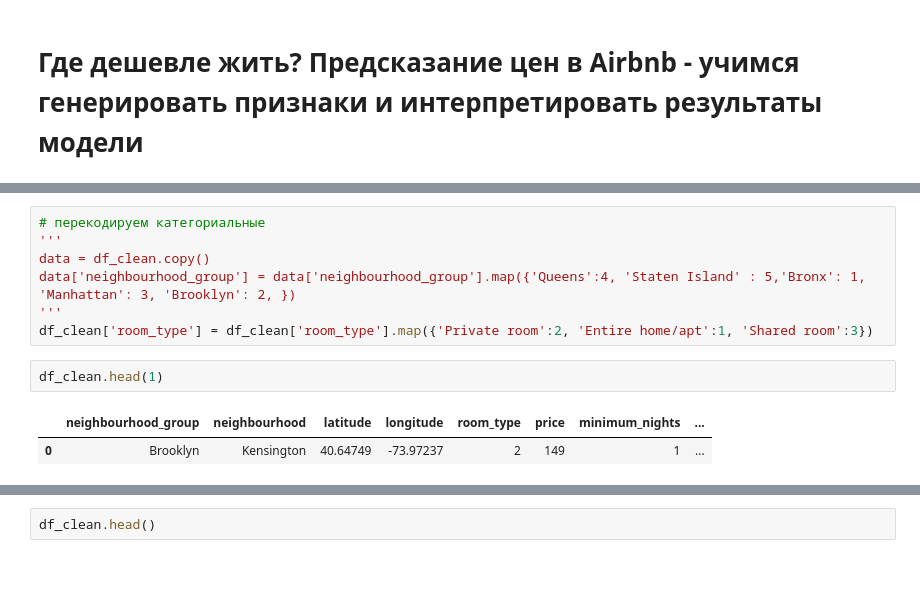
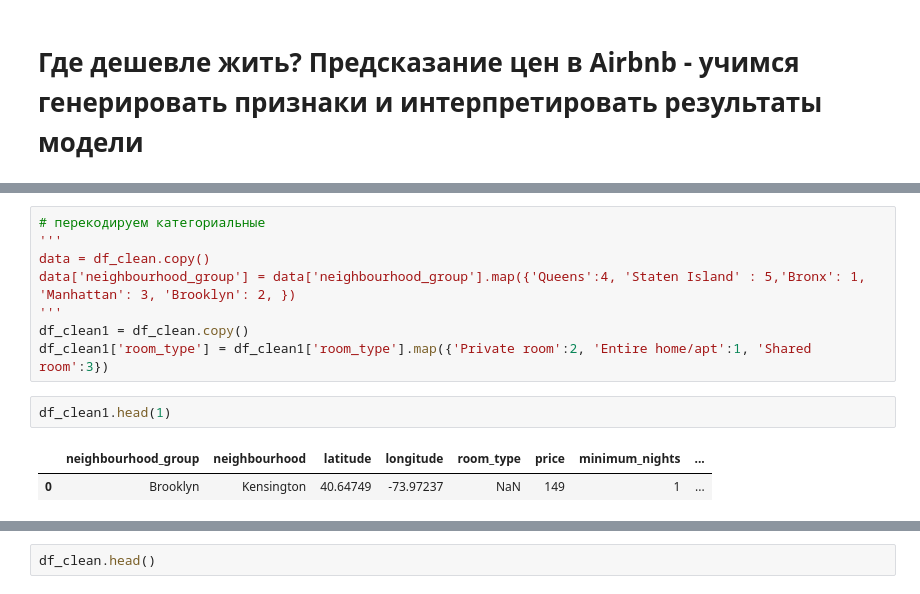
Before and after one commit to Ma-rCh/ML-Basic, a Jupyter notebook: homework_10/homework_10.ipynb, the cells around one changed output, grey strips where cells are left out. Drawn from its saved outputs; the diff is of its cells as text.

```diff
--- a/homework_10/homework_10.ipynb
+++ b/homework_10/homework_10.ipynb
@@ -75,9 +464,10 @@ df_clean.head()
 data = df_clean.copy()
 data['neighbourhood_group'] = data['neighbourhood_group'].map({'Queens':4, 'Staten Island' : 5,'Bronx': 1, 'Manhattan': 3, 'Brooklyn': 2, })
 '''
-df_clean['room_type'] = df_clean['room_type'].map({'Private room':2, 'Entire home/apt':1, 'Shared room':3})
+df_clean1 = df_clean.copy()
+df_clean1['room_type'] = df_clean1['room_type'].map({'Private room':2, 'Entire home/apt':1, 'Shared room':3})
 # %%
-df_clean.head(1)
+df_clean1.head(1)
 # %% [output]
 |  | neighbourhood_group | neighbourhood | latitude | longitude | room_type | price | minimum_nights | ... |
-| 0 | Brooklyn | Kensington | 40.64749 | -73.97237 | 2 | 149 | 1 | ... |
+| 0 | Brooklyn | Kensington | 40.64749 | -73.97237 | NaN | 149 | 1 | ... |
```
Also changed, not shown: parts of 32 cells of this notebook.
